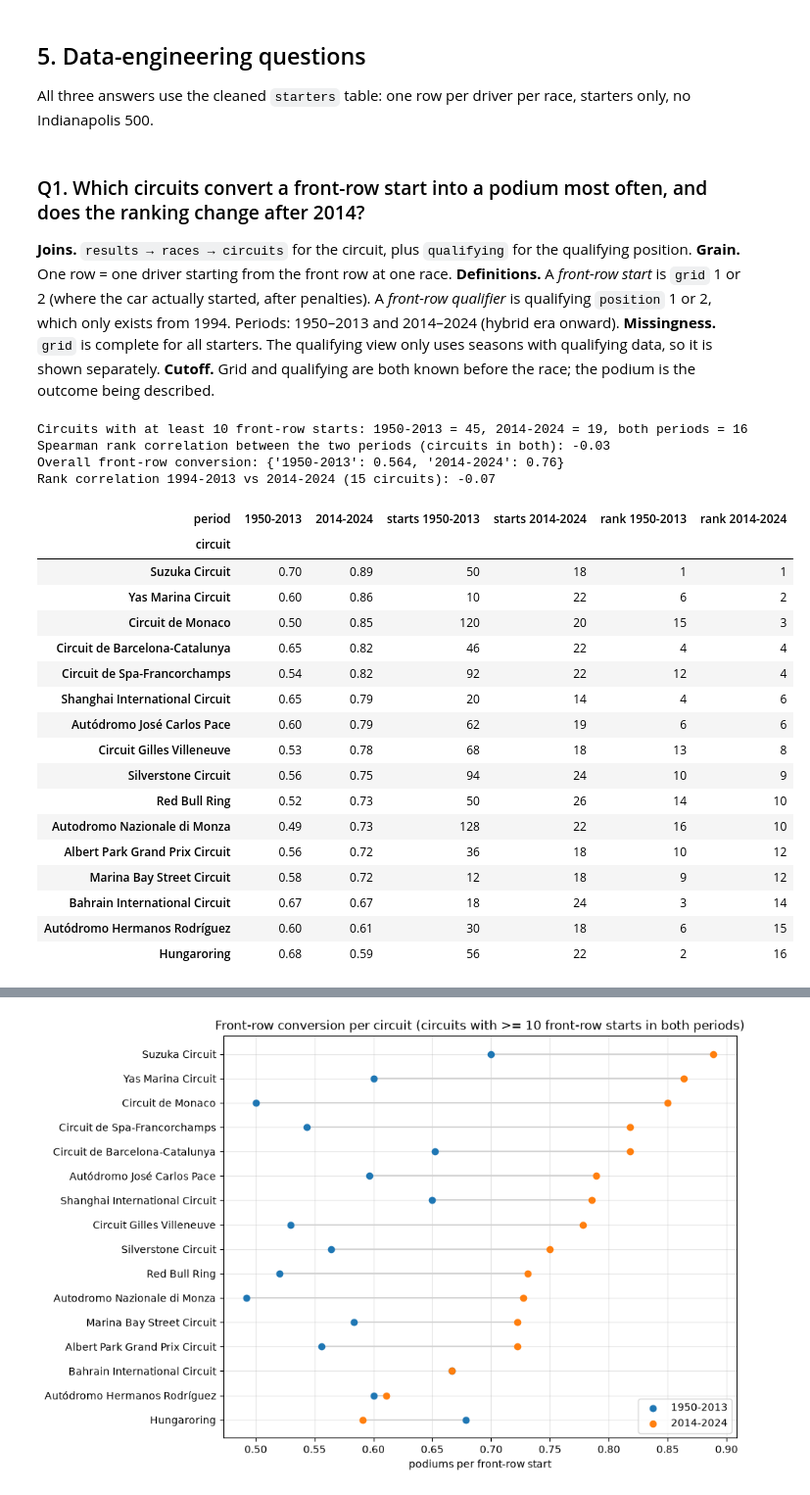
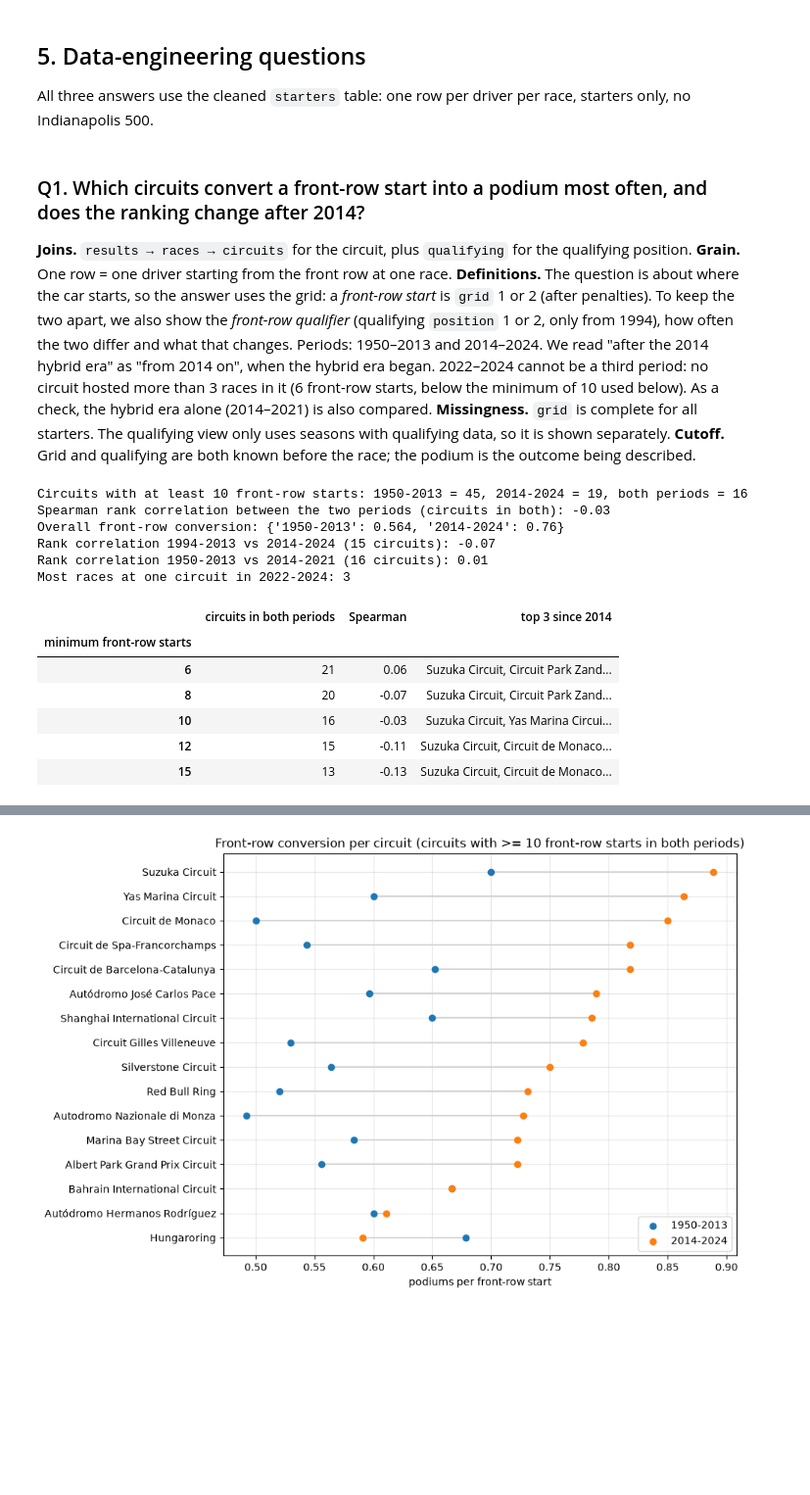
Before and after one commit to HamadaTamer/AI-Tools-Lab-F1-Project, a Jupyter notebook: F1_podium_prediction.ipynb, the cells around one changed output, grey strips where cells are left out. Shown at 98% size. Saved outputs shown, nothing was run; the diff lists cells and outputs as text; code cells hidden in the pictures; blank space fills up the shorter version.

```diff
--- a/F1_podium_prediction.ipynb
+++ b/F1_podium_prediction.ipynb
@@ -223,0 +332,15 @@ Two other forms of missing data are not `\N`: `q2`/`q3` use empty strings in 202
+# %%
+CATEGORIES = {
+    'drivers.nationality': raw['drivers']['nationality'].str.strip(),
+    'constructors.nationality': raw['constructors']['nationality'].str.strip(),
+    'circuits.country': raw['circuits']['country'].str.strip(),
+    'results.positionText (letters only)': results_raw['positionText'][~results_raw['positionText'].str.isdigit()],
+}
+for name, values in CATEGORIES.items():
+    counts = values.value_counts().sort_index()
+    print(f'{name}: {len(counts)} values')
+    print('  ', counts.to_dict())
+    prefixes = pd.Series(counts.index, index=counts.index).str.lower().str[:5]
+    flagged = prefixes[prefixes.duplicated(keep=False)]
+    for _, group in flagged.groupby(flagged):
+        print('   flagged:', list(group.index))
@@ -313,6 +459,13 @@ for t in clean.values():
     for col in t.select_dtypes(include=['object', 'string']).columns:
         t[col] = t[col].str.strip()
 
+# one name per category: the spelling variants found in 2.3
+CANONICAL_NAMES = {('drivers', 'nationality'): {'Argentinian': 'Argentine'},
+                   ('circuits', 'country'): {'United States': 'USA'}}
+for (table, col), variants in CANONICAL_NAMES.items():
+    clean[table][col] = clean[table][col].replace(variants)
+    assert not clean[table][col].isin(list(variants)).any()
+
 # checks
 assert not any((t.astype(str) == '\\N').any().any() for t in clean.values())
 laps = clean['lap_times']
@@ -593,6 +843,9 @@ print(pd.crosstab(code, grid0['laps'] > 0, colnames=['completed a lap'], rowname
 print('Podiums among grid = 0 rows:', grid0['podium'].sum())
 pit_lane_starts = entries[~has_grid_slot & completed_lap]
 print(f"grid = 0 with laps > 0: {len(pit_lane_starts)} rows, seasons {pit_lane_starts['year'].min()}-{pit_lane_starts['year'].max()}")
+took_part_in_quali = entries.set_index(KEY).index.isin(clean['qualifying'].set_index(KEY).index)
+print('grid = 0 and no lap, but a qualifying result, by positionText:',
+      entries.loc[~has_grid_slot & ~completed_lap & took_part_in_quali, 'positionText'].value_counts().to_dict())
 # %% [output]
 completed a lap  False  True
 positionText
@@ -784,7 +1134,7 @@ All three answers use the cleaned `starters` table: one row per driver per race,
 
 **Joins.** `results → races → circuits` for the circuit, plus `qualifying` for the qualifying position.
 **Grain.** One row = one driver starting from the front row at one race.
-**Definitions.** A *front-row start* is `grid` 1 or 2 (where the car actually started, after penalties). A *front-row qualifier* is qualifying `position` 1 or 2, which only exists from 1994. Periods: 1950–2013 and 2014–2024 (hybrid era onward).
+**Definitions.** The question is about where the car starts, so the answer uses the grid: a *front-row start* is `grid` 1 or 2 (after penalties). To keep the two apart, we also show the *front-row qualifier* (qualifying `position` 1 or 2, only from 1994), how often the two differ and what that changes. Periods: 1950–2013 and 2014–2024. We read "after the 2014 hybrid era" as "from 2014 on", when the hybrid era began. 2022–2024 cannot be a third period: no circuit hosted more than 3 races in it (6 front-row starts, below the minimum of 10 used below). As a check, the hybrid era alone (2014–2021) is also compared.
 **Missingness.** `grid` is complete for all starters. The qualifying view only uses seasons with qualifying data, so it is shown separately.
 **Cutoff.** Grid and qualifying are both known before the race; the podium is the outcome being described.
 # %%
@@ -801,48 +1151,57 @@ def front_row_conversion(rows, min_starts=MIN_FRONT_ROW):
     t = rows.groupby(['circuit', 'period']).agg(starts=('podium', 'size'), podiums=('podium', 'sum'))
     t = t[t['starts'] >= min_starts]
     return (t['podiums'] / t['starts']).unstack('period'), t['starts'].unstack('period')
 
 
 conversion, starts = front_row_conversion(front_row)
 in_both = conversion.dropna()
 print(f'Circuits with at least {MIN_FRONT_ROW} front-row starts: 1950-2013 = {conversion["1950-2013"].notna().sum()}, '
       f'2014-2024 = {conversion["2014-2024"].notna().sum()}, both periods = {len(in_both)}')
 rank_corr = in_both['1950-2013'].corr(in_both['2014-2024'], method='spearman')
 print(f'Spearman rank correlation between the two periods (circuits in both): {rank_corr:.2f}')
 print('Overall front-row conversion:', front_row.groupby('period')['podium'].mean().round(3).to_dict())
 
 # same comparison with a shorter "before" window, to check the answer does not come from the 1950s-80s
 conversion_since_1994, _ = front_row_conversion(front_row[front_row['year'] >= 1994])
 since_1994 = conversion_since_1994.dropna()
 print(f'Rank correlation 1994-2013 vs 2014-2024 ({len(since_1994)} circuits): '
       f'{since_1994["1950-2013"].corr(since_1994["2014-2024"], method="spearman"):.2f}')
 
+# the hybrid era alone (2014-2021), to check the answer does not depend on including 2022-2024
+hybrid_only, _ = front_row_conversion(front_row[front_row['year'] <= 2021])
+hybrid_only = hybrid_only.dropna()
+print(f'Rank correlation 1950-2013 vs 2014-2021 ({len(hybrid_only)} circuits): '
+      f'{hybrid_only["1950-2013"].corr(hybrid_only["2014-2024"], method="spearman"):.2f}')
+races_2022_24 = front_row[front_row['year'] >= 2022].groupby('circuit')['raceId'].nunique()
+print('Most races at one circuit in 2022-2024:', races_2022_24.max())
+
+# does the answer depend on the minimum number of front-row starts?
+threshold_check = []
+for min_starts in [6, 8, 10, 12, 15]:
+    rates, _ = front_row_conversion(front_row, min_starts=min_starts)
+    rates = rates.dropna()
+    threshold_check.append({'minimum front-row starts': min_starts, 'circuits in both periods': len(rates),
+                            'Spearman': round(rates['1950-2013'].corr(rates['2014-2024'], method='spearman'), 2),
+                            'top 3 since 2014': ', '.join(rates['2014-2024'].nlargest(3).index)})
+display(pd.DataFrame(threshold_check).set_index('minimum front-row starts'))
+
 ranking = in_both.round(2)
 for period in ['1950-2013', '2014-2024']:
     ranking[f'starts {period}'] = starts.loc[in_both.index, period].astype(int)
 for period in ['1950-2013', '2014-2024']:
     ranking[f'rank {period}'] = ranking[period].rank(ascending=False, method='min').astype(int)
 ranking.sort_values('rank 2014-2024')
 # %% [output]
 Circuits with at least 10 front-row starts: 1950-2013 = 45, 2014-2024 = 19, both periods = 16
 Spearman rank correlation between the two periods (circuits in both): -0.03
 Overall front-row conversion: {'1950-2013': 0.564, '2014-2024': 0.76}
 Rank correlation 1994-2013 vs 2014-2024 (15 circuits): -0.07
+Rank correlation 1950-2013 vs 2014-2021 (16 circuits): 0.01
+Most races at one circuit in 2022-2024: 3
-| period | 1950-2013 | 2014-2024 | starts 1950-2013 | starts 2014-2024 | rank 1950-2013 | rank 2014-2024 |
-| circuit |  |  |  |  |  |  |
-| Suzuka Circuit | 0.70 | 0.89 | 50 | 18 | 1 | 1 |
-| Yas Marina Circuit | 0.60 | 0.86 | 10 | 22 | 6 | 2 |
-| Circuit de Monaco | 0.50 | 0.85 | 120 | 20 | 15 | 3 |
-| Circuit de Barcelona-Catalunya | 0.65 | 0.82 | 46 | 22 | 4 | 4 |
-| Circuit de Spa-Francorchamps | 0.54 | 0.82 | 92 | 22 | 12 | 4 |
-| Shanghai International Circuit | 0.65 | 0.79 | 20 | 14 | 4 | 6 |
-| Autódromo José Carlos Pace | 0.60 | 0.79 | 62 | 19 | 6 | 6 |
-| Circuit Gilles Villeneuve | 0.53 | 0.78 | 68 | 18 | 13 | 8 |
-| Silverstone Circuit | 0.56 | 0.75 | 94 | 24 | 10 | 9 |
-| Red Bull Ring | 0.52 | 0.73 | 50 | 26 | 14 | 10 |
-| Autodromo Nazionale di Monza | 0.49 | 0.73 | 128 | 22 | 16 | 10 |
-| Albert Park Grand Prix Circuit | 0.56 | 0.72 | 36 | 18 | 10 | 12 |
-| Marina Bay Street Circuit | 0.58 | 0.72 | 12 | 18 | 9 | 12 |
-| Bahrain International Circuit | 0.67 | 0.67 | 18 | 24 | 3 | 14 |
-| Autódromo Hermanos Rodríguez | 0.60 | 0.61 | 30 | 18 | 6 | 15 |
-| Hungaroring | 0.68 | 0.59 | 56 | 22 | 2 | 16 |
+|  | circuits in both periods | Spearman | top 3 since 2014 |
+| minimum front-row starts |  |  |  |
+| 6 | 21 | 0.06 | Suzuka Circuit, Circuit Park Zand... |
+| 8 | 20 | -0.07 | Suzuka Circuit, Circuit Park Zand... |
+| 10 | 16 | -0.03 | Suzuka Circuit, Yas Marina Circui... |
+| 12 | 15 | -0.11 | Suzuka Circuit, Circuit de Monaco... |
+| 15 | 13 | -0.13 | Suzuka Circuit, Circuit de Monaco... |
```
Also changed, not shown: parts of 81 cells of this notebook.
